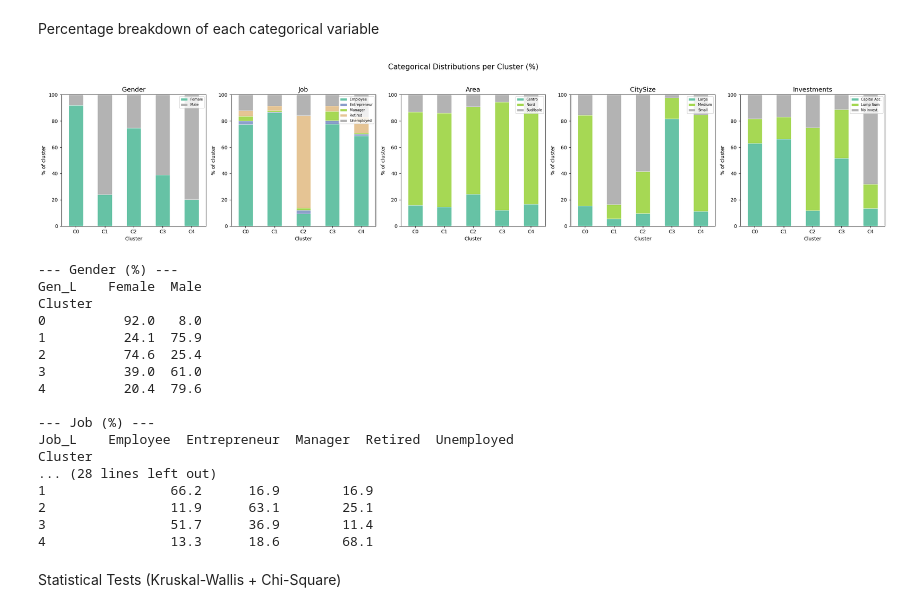
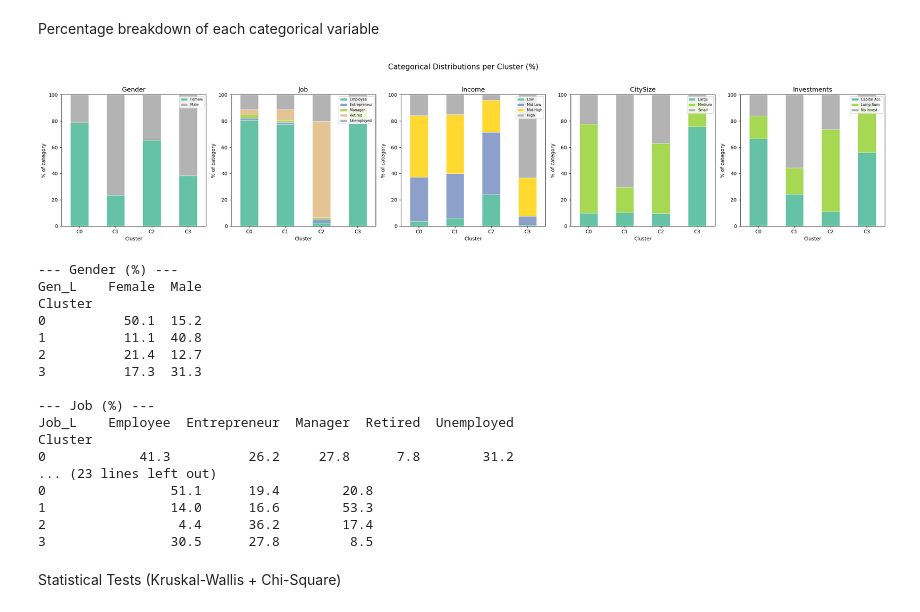
Before and after one commit to SimoneCerrone/FINTECH, a Jupyter notebook: BankClients_Segmentation_Final1.ipynb, the cells around one changed output. Drawn from its saved outputs; the diff is of its cells as text; code cells hidden in the pictures.

```diff
--- a/BankClients_Segmentation_Final1.ipynb
+++ b/BankClients_Segmentation_Final1.ipynb
@@ -727,7 +727,7 @@ We fit K-Medoids with the best k found above, using the Gower precomputed distan
 # %%
 # ── Final K-Medoids model ──────────────────────────────────────────────────────
 # You can override best_k here if domain knowledge suggests a different value
-N_CLUSTERS = 5  # or set manually e.g. N_CLUSTERS = 4
+N_CLUSTERS = 4  # or set manually e.g. N_CLUSTERS = 4
 
 kmed_final = KMedoids(
     n_clusters=N_CLUSTERS,
@@ -933,22 +942,0 @@ display(profile_cat)
-# %%
-# ── Radar chart: cluster profiles on key numerical variables ──────────────────
-key_vars = ['Income', 'Wealth', 'Debt', 'FinEdu', 'ESG', 'Digital', 'Saving', 'Luxury']
-cluster_means = df.groupby('Cluster')[key_vars].mean()
-
-angles = np.linspace(0, 2 * np.pi, len(key_vars), endpoint=False).tolist()
-angles += angles[:1]  # close the polygon
-
-fig, ax = plt.subplots(figsize=(8, 8), subplot_kw=dict(polar=True))
-
-for c in range(N_CLUSTERS):
-    values = cluster_means.loc[c].tolist()
-    values += values[:1]
-    ax.plot(angles, values, label=f'Cluster {c}', linewidth=2, color=palette[c])
-    ax.fill(angles, values, alpha=0.08, color=palette[c])
-
-ax.set_thetagrids(np.degrees(angles[:-1]), key_vars, size=11)
-ax.set_ylim(0, 1)
-ax.set_title('Cluster Profiles — Radar Chart', size=14, pad=20)
-ax.legend(loc='upper right', bbox_to_anchor=(1.3, 1.1))
-plt.tight_layout()
-plt.show()
@@ -985,57 +943,55 @@ display(medoid_profiles[numerical_columns + ['Gen_L','Job_L','Area_L','City_L','
 # %% [markdown]
 Percentage breakdown of each categorical variable
 # %%
-# Instead of showing only the mode, this plots the full percentage breakdown
-# of each categorical variable per cluster as stacked bar charts.
-#
-# Uses: df (with 'Cluster', 'Gen_L', 'Job_L', 'Area_L', 'City_L', 'Inv_L'),
-#       N_CLUSTERS, palette.
+# ── Crea bin di Income ────────────────────────────────────────────────────────
+df['Income_Bin'] = pd.cut(df['Income'],
+                          bins=[0, 0.25, 0.5, 0.75, 1.0],
+                          labels=['Low', 'Mid-Low', 'Mid-High', 'High'])
 
-cat_label_cols = ['Gen_L', 'Job_L', 'Area_L', 'City_L', 'Inv_L']
-cat_titles = ['Gender', 'Job', 'Area', 'CitySize', 'Investments']
+cat_label_cols = ['Gen_L', 'Job_L', 'Income_Bin', 'City_L', 'Inv_L']
+cat_titles     = ['Gender', 'Job', 'Income', 'CitySize', 'Investments']
 
 fig, axes = plt.subplots(1, 5, figsize=(24, 5))
 
 for ax, col, title in zip(axes, cat_label_cols, cat_titles):
-    # Compute percentage distribution within each cluster
     ct = pd.crosstab(df['Cluster'], df[col], normalize='index') * 100
     ct.plot(kind='bar', stacked=True, ax=ax, colormap='Set2', edgecolor='white',
             linewidth=0.5)
     ax.set_title(title, fontsize=13)
     ax.set_xlabel('Cluster')
-    ax.set_ylabel('% of cluster')
+    ax.set_ylabel('% of category')
     ax.set_ylim(0, 100)
     ax.legend(fontsize=7, loc='upper right')
     ax.set_xticklabels([f'C{c}' for c in range(N_CLUSTERS)], rotation=0)
 
 plt.suptitle('Categorical Distributions per Cluster (%)', fontsize=15, y=1.03)
 plt.tight_layout()
 plt.show()
 
-# ── Also print the tables for precision ───────────────────────────────────────
+# ── Print tabelle ──────────────────────────────────────────────────────────────
 for col, title in zip(cat_label_cols, cat_titles):
-    ct = pd.crosstab(df['Cluster'], df[col], normalize='index').round(3) * 100
+    ct = pd.crosstab(df['Cluster'], df[col], normalize='columns').round(3) * 100
     print(f'\n--- {title} (%) ---')
     print(ct.to_string())
 # %% [output]
-[figure, old version]
+[figure, new version]
 --- Gender (%) ---
 Gen_L    Female  Male
 Cluster
-0          92.0   8.0
-1          24.1  75.9
-2          74.6  25.4
-3          39.0  61.0
-4          20.4  79.6
+0          50.1  15.2
+1          11.1  40.8
+2          21.4  12.7
+3          17.3  31.3
 
 --- Job (%) ---
 Job_L    Employee  Entrepreneur  Manager  Retired  Unemployed
 Cluster
-... (28 lines left out)
-1                66.2      16.9        16.9
-2                11.9      63.1        25.1
-3                51.7      36.9        11.4
-4                13.3      18.6        68.1
+0            41.3          26.2     27.8      7.8        31.2
+... (23 lines left out)
+0                51.1      19.4        20.8
+1                14.0      16.6        53.3
+2                 4.4      36.2        17.4
+3                30.5      27.8         8.5
 # %% [markdown]
 Statistical Tests (Kruskal-Wallis + Chi-Square)
 # %%
```
Also changed, not shown: parts of 24 cells of this notebook, 1 other file.
